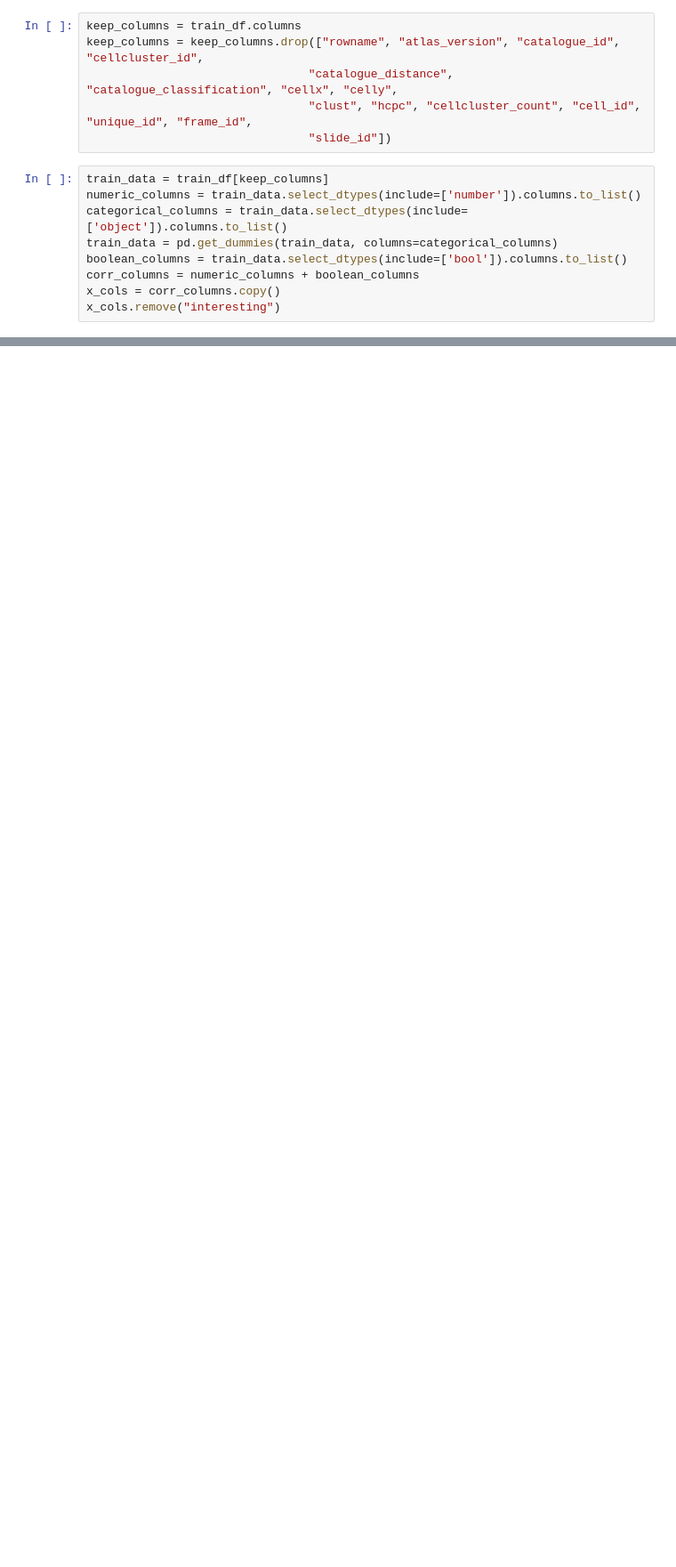
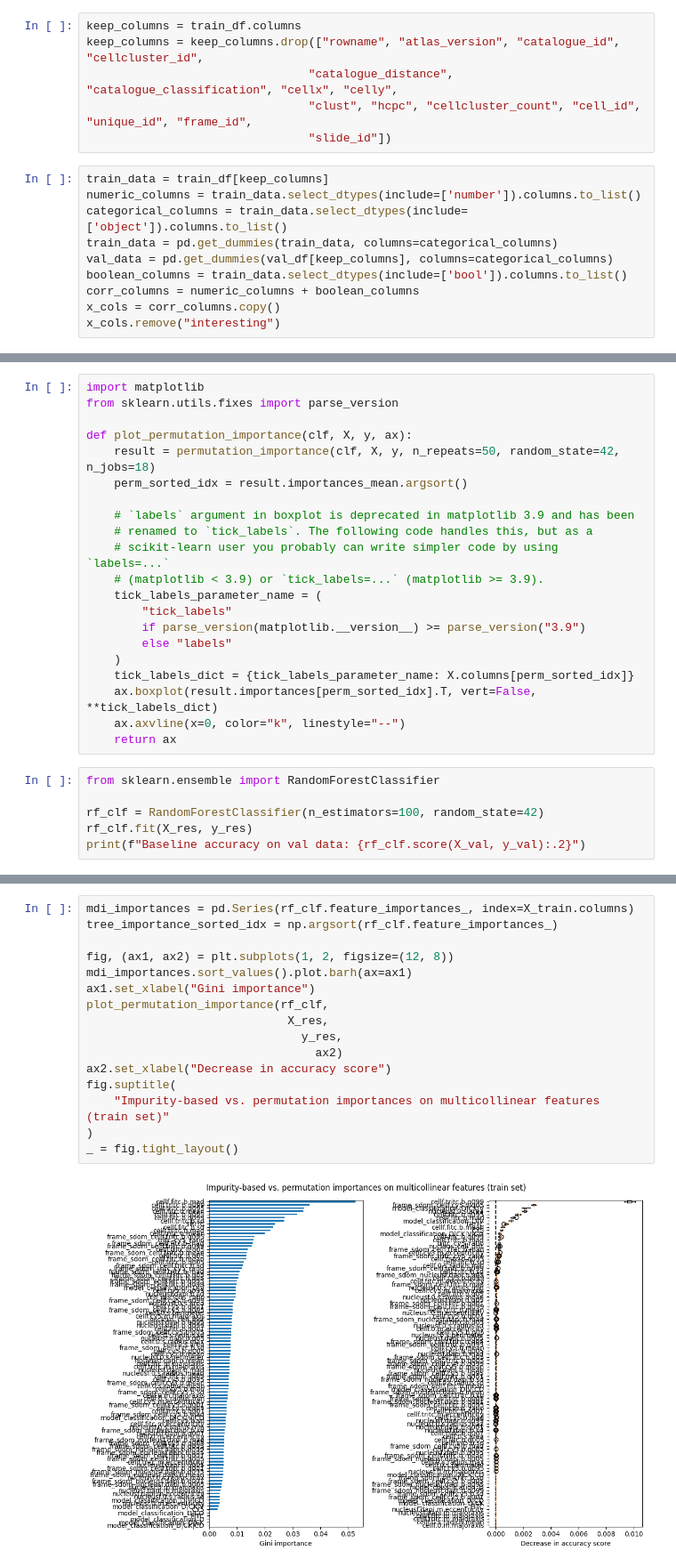
Before and after one commit to CSI-Cancer/ocular_streamlining, a Jupyter notebook: notebooks/EDA.ipynb, the cells around one changed output, grey strips where cells are left out. Shown at 89% size. Saved outputs shown, nothing was run; the diff lists cells and outputs as text; blank space fills up the shorter version.

```diff
--- a/notebooks/EDA.ipynb
+++ b/notebooks/EDA.ipynb
@@ -35,6 +40,7 @@ train_data = train_df[keep_columns]
 numeric_columns = train_data.select_dtypes(include=['number']).columns.to_list()
 categorical_columns = train_data.select_dtypes(include=['object']).columns.to_list()
 train_data = pd.get_dummies(train_data, columns=categorical_columns)
+val_data = pd.get_dummies(val_df[keep_columns], columns=categorical_columns)
 boolean_columns = train_data.select_dtypes(include=['bool']).columns.to_list()
 corr_columns = numeric_columns + boolean_columns
 x_cols = corr_columns.copy()
@@ -75,0 +166,27 @@ ros = RandomOverSampler(sampling_strategy = 'minority', random_state=42)
+# %%
+import matplotlib
+from sklearn.utils.fixes import parse_version
+
+def plot_permutation_importance(clf, X, y, ax):
+    result = permutation_importance(clf, X, y, n_repeats=50, random_state=42, n_jobs=18)
+    perm_sorted_idx = result.importances_mean.argsort()
+
+    # `labels` argument in boxplot is deprecated in matplotlib 3.9 and has been
+    # renamed to `tick_labels`. The following code handles this, but as a
+    # scikit-learn user you probably can write simpler code by using `labels=...`
+    # (matplotlib < 3.9) or `tick_labels=...` (matplotlib >= 3.9).
+    tick_labels_parameter_name = (
+        "tick_labels"
+        if parse_version(matplotlib.__version__) >= parse_version("3.9")
+        else "labels"
+    )
+    tick_labels_dict = {tick_labels_parameter_name: X.columns[perm_sorted_idx]}
+    ax.boxplot(result.importances[perm_sorted_idx].T, vert=False, **tick_labels_dict)
+    ax.axvline(x=0, color="k", linestyle="--")
+    return ax
+# %%
+from sklearn.ensemble import RandomForestClassifier
+
+rf_clf = RandomForestClassifier(n_estimators=100, random_state=42)
+rf_clf.fit(X_res, y_res)
+print(f"Baseline accuracy on val data: {rf_clf.score(X_val, y_val):.2}")
@@ -75,0 +195,18 @@ ros = RandomOverSampler(sampling_strategy = 'minority', random_state=42)
+# %%
+mdi_importances = pd.Series(rf_clf.feature_importances_, index=X_train.columns)
+tree_importance_sorted_idx = np.argsort(rf_clf.feature_importances_)
+
+fig, (ax1, ax2) = plt.subplots(1, 2, figsize=(12, 8))
+mdi_importances.sort_values().plot.barh(ax=ax1)
+ax1.set_xlabel("Gini importance")
+plot_permutation_importance(rf_clf,
+                             X_res,
+                               y_res,
+                                 ax2)
+ax2.set_xlabel("Decrease in accuracy score")
+fig.suptitle(
+    "Impurity-based vs. permutation importances on multicollinear features (train set)"
+)
+_ = fig.tight_layout()
+# %% [output]
+[figure, added]
```
Also changed, not shown: parts of 17 cells of this notebook, 12 other files.
